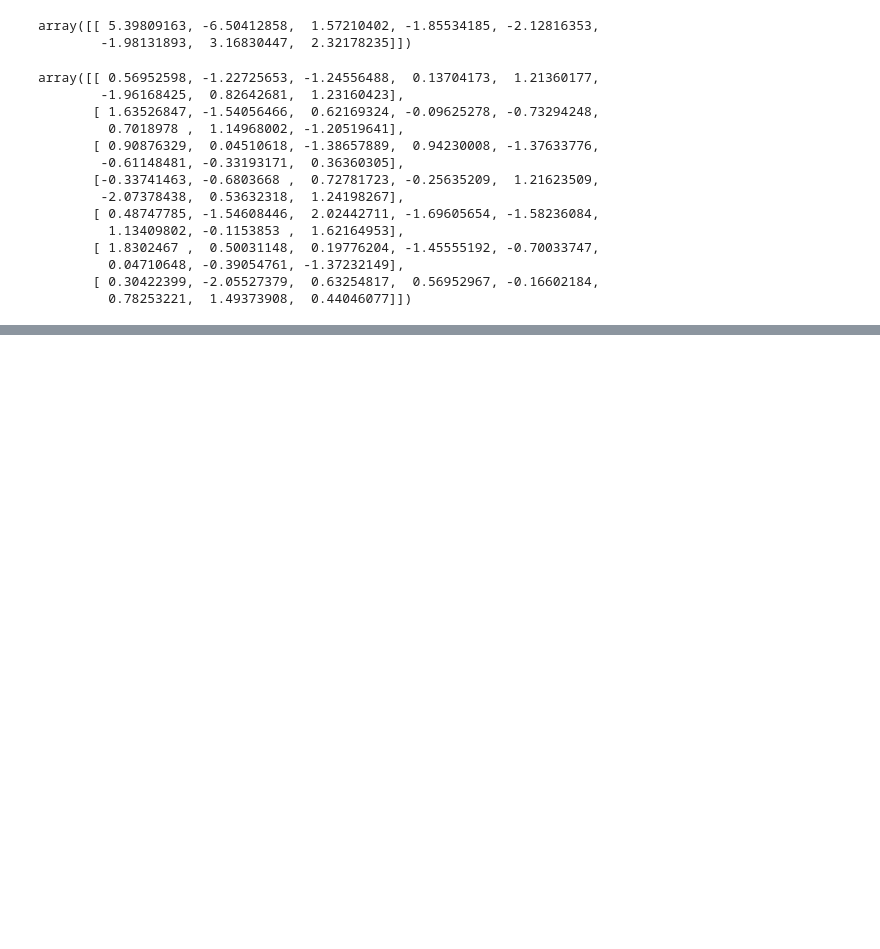
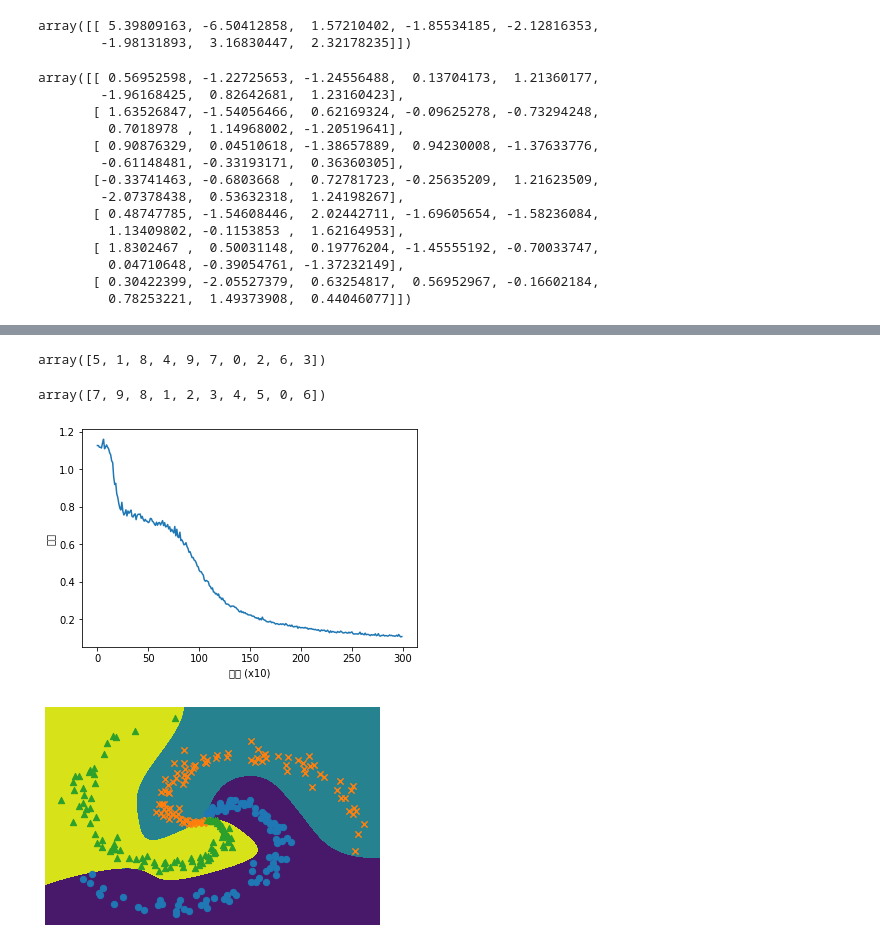
Before and after one commit to superbunny38/DeepLearning, a Jupyter notebook: 2 Chap 1-신경망 복습 .ipynb, the cells around one changed output, grey strips where cells are left out. Drawn from its saved outputs; the diff is of its cells as text; code cells hidden in the pictures; blank space fills up the shorter version.

```diff
--- a/2 Chap 1-신경망 복습 .ipynb
+++ b/2 Chap 1-신경망 복습 .ipynb
@@ -249,0 +371,8 @@ dx = np.repeat(dy,N,axis = 0)#역전파
+# %%
+class SGD:#확률적 경사 하강법
+    def __init__(self, lr = 0.01):
+        self.lr = lr#학습률
+
+    def update(self, params, grads):#갱신
+        for i in range(len(params)):
+            params[i] -= self.lr *grads[i]
@@ -249,0 +573,41 @@ dx = np.repeat(dy,N,axis = 0)#역전파
+# %%
+#데이터 뒤섞기
+np.random.permutation(10)
+# %% [output]
+array([5, 1, 8, 4, 9, 7, 0, 2, 6, 3])
+# %%
+np.random.permutation(10)
+# %% [output]
+array([7, 9, 8, 1, 2, 3, 4, 5, 0, 6])
+# %%
+#train_cistom_loop
+#터미널에 출력되는 손실 값이 순조롭게 낮아짐
+# 학습 결과 플롯
+plt.plot(np.arange(len(loss_list)), loss_list, label='train')
+plt.xlabel('반복 (x10)')
+plt.ylabel('손실')
+plt.show()
+
+# 경계 영역 플롯
+h = 0.001
+x_min, x_max = x[:, 0].min() - .1, x[:, 0].max() + .1
+y_min, y_max = x[:, 1].min() - .1, x[:, 1].max() + .1
+xx, yy = np.meshgrid(np.arange(x_min, x_max, h), np.arange(y_min, y_max, h))
+X = np.c_[xx.ravel(), yy.ravel()]
+score = model.predict(X)
+predict_cls = np.argmax(score, axis=1)
+Z = predict_cls.reshape(xx.shape)
+plt.contourf(xx, yy, Z)
+plt.axis('off')
+
+# 데이터점 플롯
+x, t = load_data()
+N = 100
+CLS_NUM = 3
+markers = ['o', 'x', '^']
+for i in range(CLS_NUM):
+    plt.scatter(x[i*N:(i+1)*N, 0], x[i*N:(i+1)*N, 1], s=40, marker=markers[i])
+plt.show()
+# %% [output]
+[figure, added]
+[figure, added]
```
Also changed, not shown: parts of 24 cells of this notebook.
